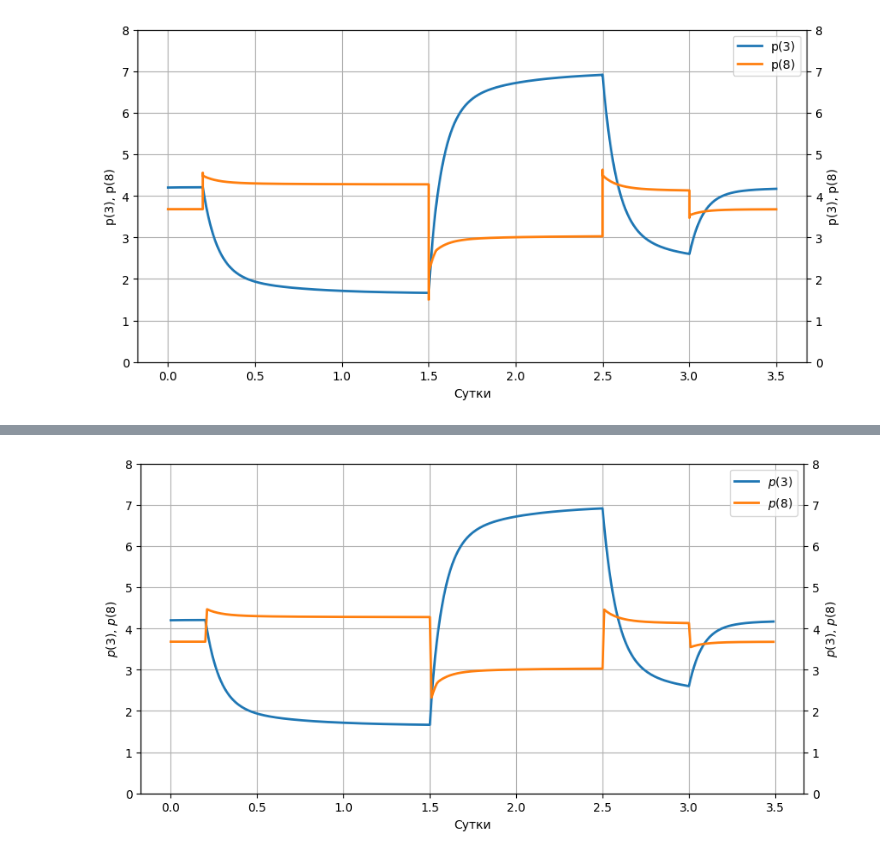
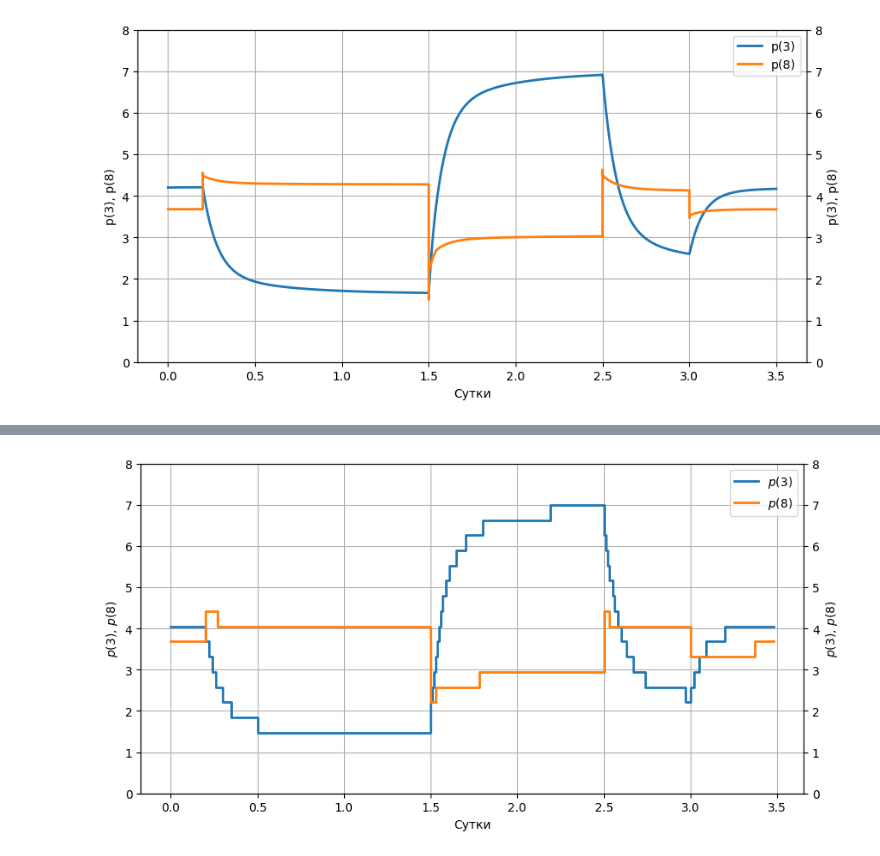
Before and after one commit to IANovoselov/well, a Jupyter notebook: well.ipynb, the cells around one changed output, grey strips where cells are left out. Drawn from its saved outputs; the diff is of its cells as text; code cells hidden in the pictures.

```diff
--- a/well.ipynb
+++ b/well.ipynb
@@ -353,3 +343,11 @@ plt.grid(True)
 plt.show()
 # %% [output]
 [figure]
+# %%
+min_p = 0
+max_p = 7
+points = 20
+
+quant = np.linspace(min_p, max_p, points)
+quant_step = (max_p - min_p) / points
+quant_step
@@ -356,3 +356,12 @@ plt.show()
+# %%
+denominator = 100
+ident_k = (k//denominator)
+ident_dt = dt * denominator
+
+df_ident = pd.DataFrame({'p_3': [quant[round(index/quant_step)-1] for index in _p_3[::denominator]],
+                         'p_4': [quant[round(index/quant_step)-1] for index in _p_4[::denominator]],
+                         'p_8': [quant[round(index/quant_step)-1] for index in _p_8[::denominator]],
+                         })
 # %%
 # Идентификация
 
@@ -374,14 +383,6 @@ calc_dp = CalculatedValues()
 calc_dp_3 = CalculatedValues()
 calc_dp_4 = CalculatedValues()
 calc_y = CalculatedValues()
-
-denominator = 100
-ident_k = (k//denominator)
-ident_dt = dt * denominator
-df_ident = pd.DataFrame({'p_3': _p_3[::denominator],
-                         'p_4': _p_4[::denominator],
-                         'p_8': _p_8[::denominator],
-                         })
 
 for _k in range(ident_k-1):
   q_N = (1/(gamma*r_U))*(df_ident['p_8'][_k+1]-p_L)
@@ -408,4 +409,3 @@ for _k in range(ident_k-1):
   calc_y.add(y)
 
 calc_df = pd.DataFrame({'q_N': calc_q_N.values, 'q': calc_q.values, '_q': calc__q.values, 'dp': calc_dp.values, 'dp_3': calc_dp_3.values, 'dp_4': calc_dp_4.values, 'y': calc_y.values})
-calc_df
@@ -567,17 +553,17 @@ plt.show()
 # %%
 from matplotlib import pyplot as plt
 fig, ax = plt.subplots(figsize=(10, 5))
 
 twin1 = ax.twinx()
 
-p1, = ax.plot(df['x'][::100], df['p_3'][::100], lw=2, label="$p(3)$")
-p2, = ax.plot(df['x'][::100], df['p_8'][::100], lw=2, label="$p(8)$")
+p1, = ax.step(df['x'][:-denominator:denominator], df_ident['p_3'][:-1], lw=2, label="$p(3)$")
+p2, = ax.step(df['x'][:-denominator:denominator], df_ident['p_8'][:-1], lw=2, label="$p(8)$")
 
 ax.set(ylim=(0, 8), xlabel="Сутки", ylabel="$p(3)$, $p(8)$")
 twin1.set(ylim=(0, 8), ylabel="$p(3)$, $p(8)$")
 
 ax.legend(handles=[p1, p2])
 ax.grid()
 plt.show()
 # %% [output]
-[figure, old version]
+[figure, new version]
```
Also changed, not shown: parts of 10 cells of this notebook.
